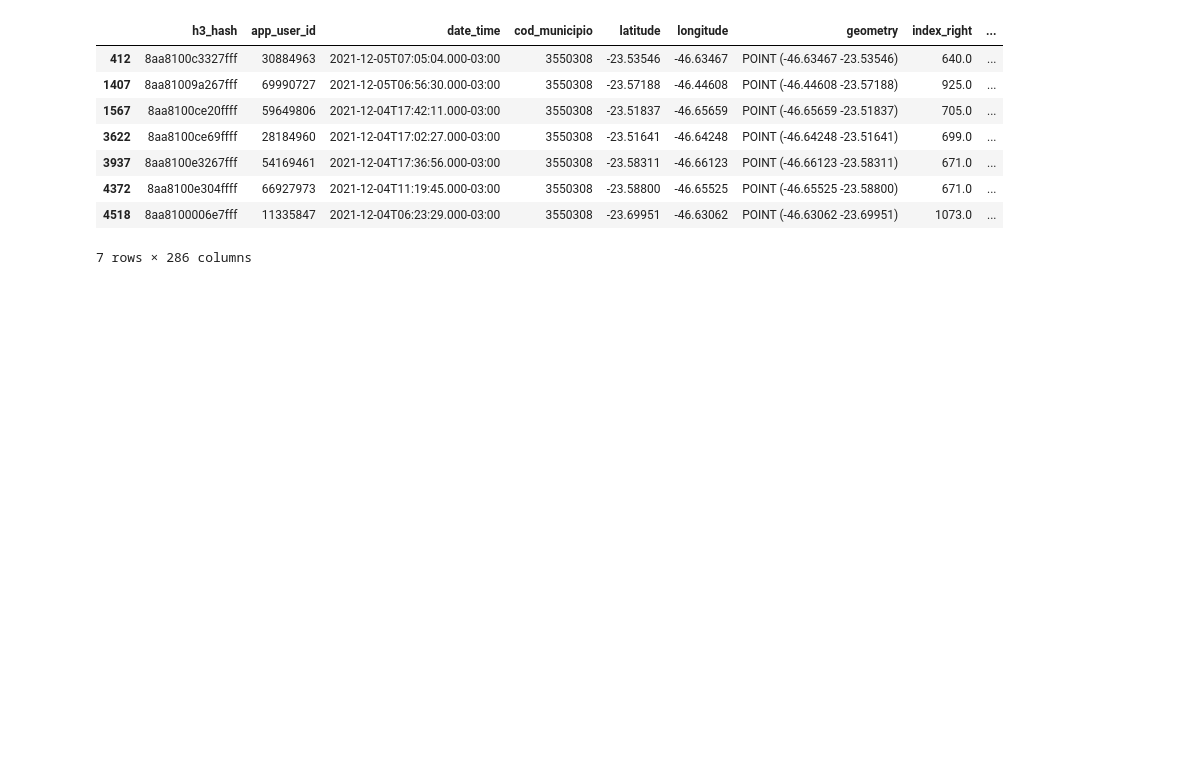
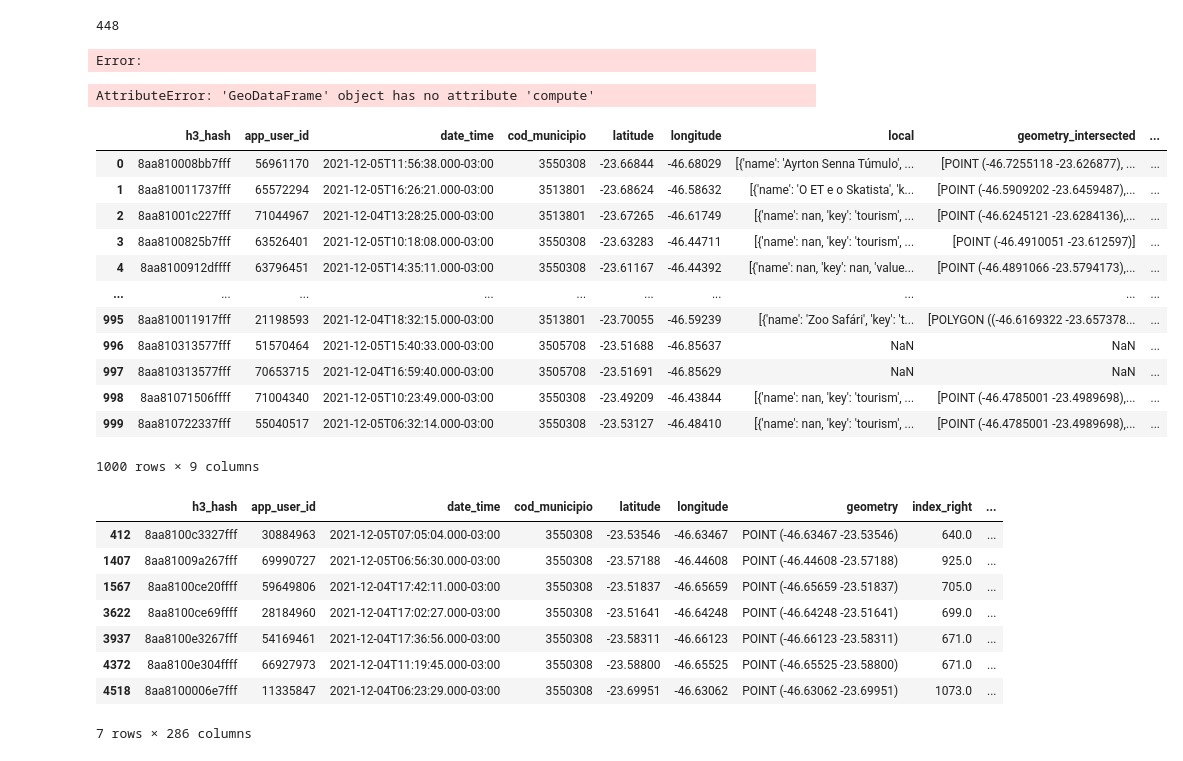
Before and after one commit to NESPEDUFV/more-data, a Jupyter notebook: examples/osm/osm-places.ipynb, the cells around one changed output. Saved outputs shown, nothing was run; the diff lists cells and outputs as text; code cells hidden in the pictures; blank space fills up the shorter version.

Commit message:
fix gedesic and add buffer

```diff
--- a/examples/osm/osm-places.ipynb
+++ b/examples/osm/osm-places.ipynb
@@ -81,3 +85,77 @@ Tempo de execucao39.97045969963074
+# %%
+len(data_enriched[data_enriched.index==0])
+# %% [output]
+448
+Error:
+# %%
+import pandas as pd
+import moredata
+import geopandas
+import time
+import psutil
+
+
+
+df = pd.read_csv("./data/preprocessed_events_dates_sp_sample.csv")
+df = df.loc[(~df['latitude'].isna()) & (~df['longitude'].isna())]
+
+gdf = geopandas.GeoDataFrame(df, geometry=geopandas.points_from_xy(df.longitude, df.latitude))
+data = moredata.models.GeopandasData().from_geodataframe(gdf.iloc[0:1])
+
+inicio = time.time()
+psutil.cpu_percent()
+osm_enricher = moredata.enricher.osm.OSMPlacesConnector(place_name="São Paulo, BR", files=['./data/tourism.csv.gz'], radius=4000, geometry_intersected=False, buffered=True)
+
+data_enriched = osm_enricher.enrich(data).compute()
+data_enriched.iloc[0:1].to_csv('./one_eriched.csv')
+cpu_usage = psutil.cpu_percent()
+fim = time.time()
+
+
+print("The CPU usage is : ", cpu_usage)
+
+print(f'Tempo de execucao{fim - inicio}')
+# %% [output]
+AttributeError: 'GeoDataFrame' object has no attribute 'compute'
+# %%
+import json
+import pandas as pd
+import geopandas as gpd
+import json
+import pyproj
+from functools import partial
+from shapely.ops import transform
+from shapely.geometry import Point, Polygon
+
+
+
+
+
+with open('./data/1k_datapreprocessed_events_dates_sp_sample_enriched-0.json','r') as f:
+  data = json.loads(f.read())
+  data[0]["area_point"] = geodesic_point_buffer(data[0]["latitude"], data[0]["longitude"],5000)
+
+
+
+df = pd.DataFrame.from_dict(data)
+gdf = gpd.GeoDataFrame(df)
+gdf.iloc[0:1].to_csv('./one_eriched_json3.csv')
+# %%
+gdf
+# %% [output]
+|  | h3_hash | app_user_id | date_time | cod_municipio | latitude | longitude | local | geometry_intersected | ... |
+| 0 | 8aa810008bb7fff | 56961170 | 2021-12-05T11:56:38.000-03:00 | 3550308 | -23.66844 | -46.68029 | [{'name': 'Ayrton Senna Túmulo', ... | [POINT (-46.7255118 -23.626877), ... | ... |
+| 1 | 8aa810011737fff | 65572294 | 2021-12-05T16:26:21.000-03:00 | 3513801 | -23.68624 | -46.58632 | [{'name': 'O ET e o Skatista', 'k... | [POINT (-46.5909202 -23.6459487),... | ... |
+| 2 | 8aa81001c227fff | 71044967 | 2021-12-04T13:28:25.000-03:00 | 3513801 | -23.67265 | -46.61749 | [{'name': nan, 'key': 'tourism', ... | [POINT (-46.6245121 -23.6284136),... | ... |
+| 3 | 8aa8100825b7fff | 63526401 | 2021-12-05T10:18:08.000-03:00 | 3550308 | -23.63283 | -46.44711 | [{'name': nan, 'key': 'tourism', ... | [POINT (-46.4910051 -23.612597)] | ... |
+| 4 | 8aa8100912dffff | 63796451 | 2021-12-05T14:35:11.000-03:00 | 3550308 | -23.61167 | -46.44392 | [{'name': nan, 'key': nan, 'value... | [POINT (-46.4891066 -23.5794173),... | ... |
+| ... | ... | ... | ... | ... | ... | ... | ... | ... | ... |
+| 995 | 8aa810011917fff | 21198593 | 2021-12-04T18:32:15.000-03:00 | 3513801 | -23.70055 | -46.59239 | [{'name': 'Zoo Safári', 'key': 't... | [POLYGON ((-46.6169322 -23.657378... | ... |
+| 996 | 8aa810313577fff | 51570464 | 2021-12-05T15:40:33.000-03:00 | 3505708 | -23.51688 | -46.85637 | NaN | NaN | ... |
+| 997 | 8aa810313577fff | 70653715 | 2021-12-04T16:59:40.000-03:00 | 3505708 | -23.51691 | -46.85629 | NaN | NaN | ... |
+| 998 | 8aa81071506ffff | 71004340 | 2021-12-05T10:23:49.000-03:00 | 3550308 | -23.49209 | -46.43844 | [{'name': nan, 'key': 'tourism', ... | [POINT (-46.4785001 -23.4989698),... | ... |
+| 999 | 8aa810722337fff | 55040517 | 2021-12-05T06:32:14.000-03:00 | 3550308 | -23.53127 | -46.48410 | [{'name': nan, 'key': 'tourism', ... | [POINT (-46.4785001 -23.4989698),... | ... |
+1000 rows × 9 columns
 # %%
 data_enriched[~data_enriched["index_right"].isna()]
 # %% [output]
```
Also changed, not shown: parts of 6 cells of this notebook, 2 other files.
